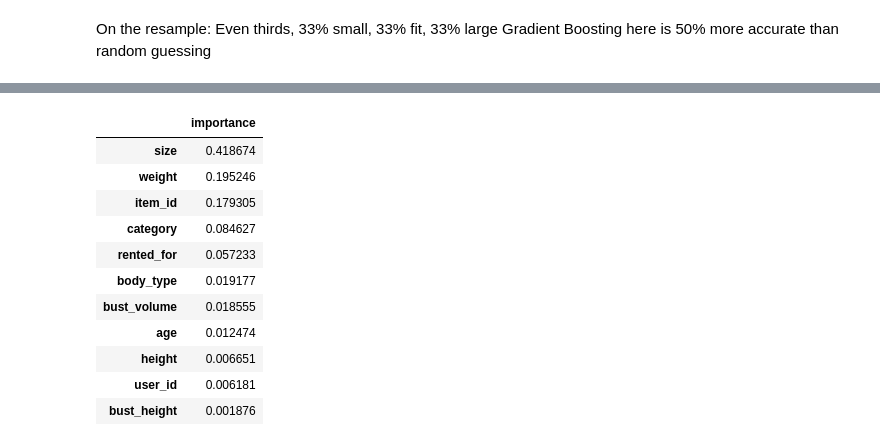
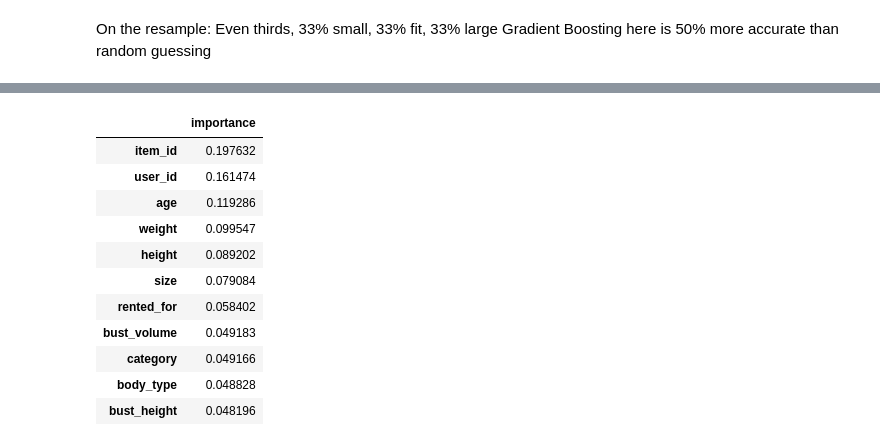
Before and after one commit to mdsvoren/eecs731-final-project, a Jupyter notebook: notebooks/Classification.ipynb, the cells around one changed output, grey strips where cells are left out. Saved outputs shown, nothing was run; the diff lists cells and outputs as text; code cells hidden in the pictures.

```diff
--- a/notebooks/Classification.ipynb
+++ b/notebooks/Classification.ipynb
@@ -227,18 +358,20 @@ print( (len(a[a['fit'] == 0])) / (len(a.index))  )
 0.3333333333333333
 # %%
 import numpy as np
-importances = pd.DataFrame(gb.feature_importances_, index = X_train_resampled.columns, columns =['importance']).sort_values('importance', ascending=False)
-importances
+
+rfImportances = pd.DataFrame(rf.feature_importances_, index = X_train_resampled.columns, columns =['importance']).sort_values('importance', ascending=False)
+gbImportances = pd.DataFrame(gb.feature_importances_, index = X_train_resampled.columns, columns =['importance']).sort_values('importance', ascending=False)
+rfImportances
 # %% [output]
 |  | importance |
-| size | 0.418674 |
-| weight | 0.195246 |
-| item_id | 0.179305 |
-| category | 0.084627 |
-| rented_for | 0.057233 |
-| body_type | 0.019177 |
-| bust_volume | 0.018555 |
-| age | 0.012474 |
-| height | 0.006651 |
-| user_id | 0.006181 |
-| bust_height | 0.001876 |
+| item_id | 0.197632 |
+| user_id | 0.161474 |
+| age | 0.119286 |
+| weight | 0.099547 |
+| height | 0.089202 |
+| size | 0.079084 |
+| rented_for | 0.058402 |
+| bust_volume | 0.049183 |
+| category | 0.049166 |
+| body_type | 0.048828 |
+| bust_height | 0.048196 |
```
Also changed, not shown: parts of 52 cells of this notebook.
